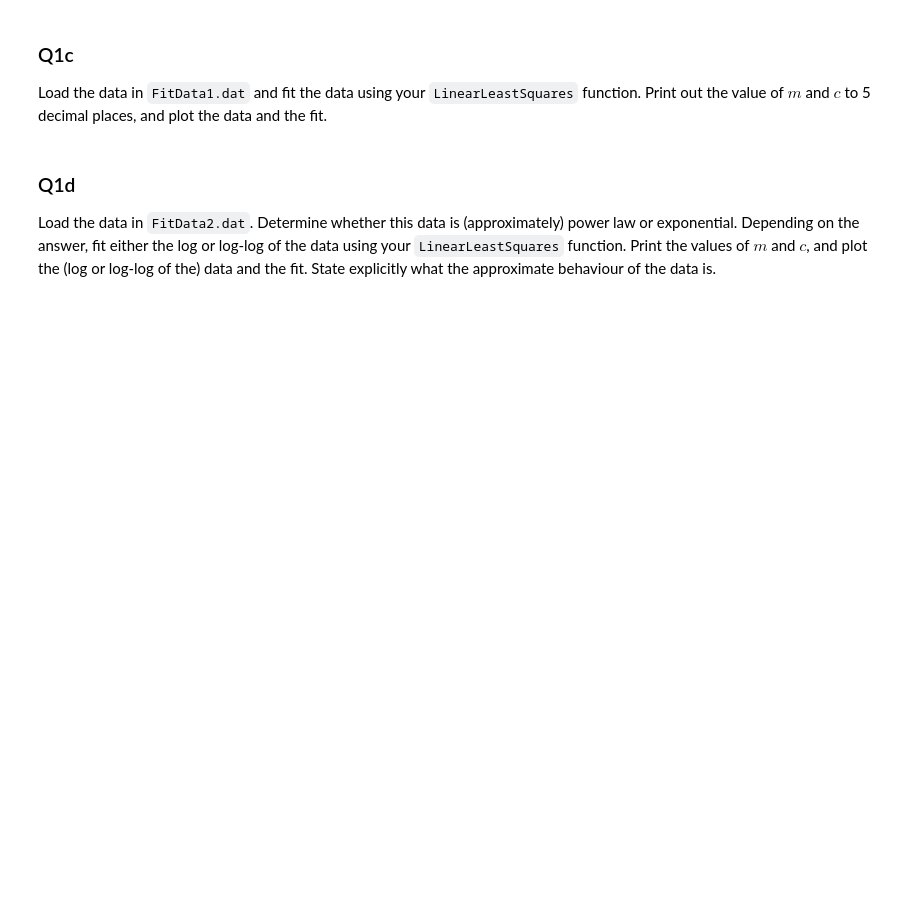
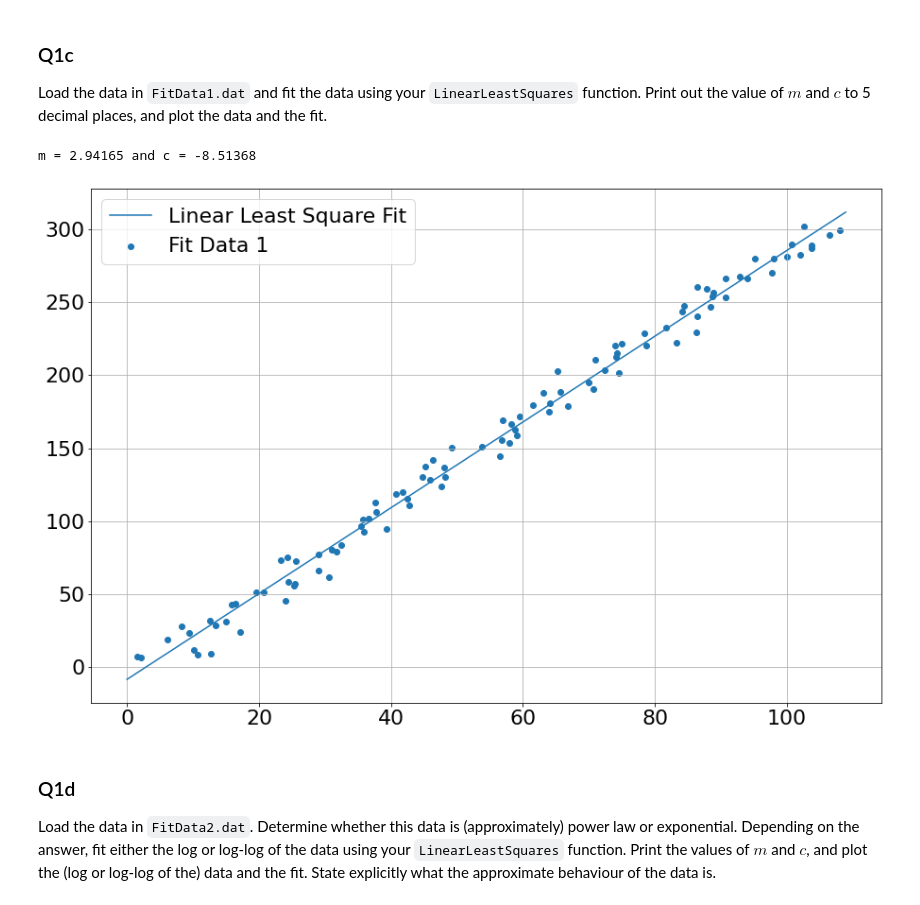
Before and after one commit to Padraig-Ryan/ACM20030-Assignments, a Jupyter notebook: Assignment-3.ipynb, the cells around one changed output. Drawn from its saved outputs; the diff is of its cells as text; code cells hidden in the pictures; blank space fills up the shorter version.

```diff
--- a/Assignment-3.ipynb
+++ b/Assignment-3.ipynb
@@ -135,6 +139,23 @@ plt.plot(x,testLinearLeasrSquareResult[0]*x+testLinearLeasrSquareResult[1])
 # %% [markdown]
 ### Q1c
 Load the data in `FitData1.dat` and fit the data using your `LinearLeastSquares` function. Print out the value of $m$ and $c$ to 5 decimal places, and plot the data and the fit.
+# %%
+rawInput = np.loadtxt("FitData1.dat")
+rawInputLinearLeasrSquareResult = LinearLeastSquares(rawInput[:,0],rawInput[:,1])
+m1 = rawInputLinearLeasrSquareResult[0]
+c1 = rawInputLinearLeasrSquareResult[1]
+plt.grid("True")
+
+print("m = %0.5f and c = %0.5f"%(m1,c1))
+
+plt.scatter(rawInput[:,0],rawInput[:,1],label="Fit Data 1")
+x = np.arange(0,max(rawInput[:,0])+1,0.1)
+plt.plot(x,m1*x+c1,label="Linear Least Square Fit")
+plt.legend()
+plt.show()
+# %% [output]
+m = 2.94165 and c = -8.51368
+[figure, added]
 # %% [markdown]
 ### Q1d
 Load the data in `FitData2.dat`. Determine whether this data is (approximately) power law or exponential. Depending on the answer, fit either the log or log-log of the data using your `LinearLeastSquares` function. Print the values of $m$ and $c$, and plot the (log or log-log of the) data and the fit. State explicitly what the approximate behaviour of the data is.
```
Also changed, not shown: parts of 6 cells of this notebook, 1 other file.
